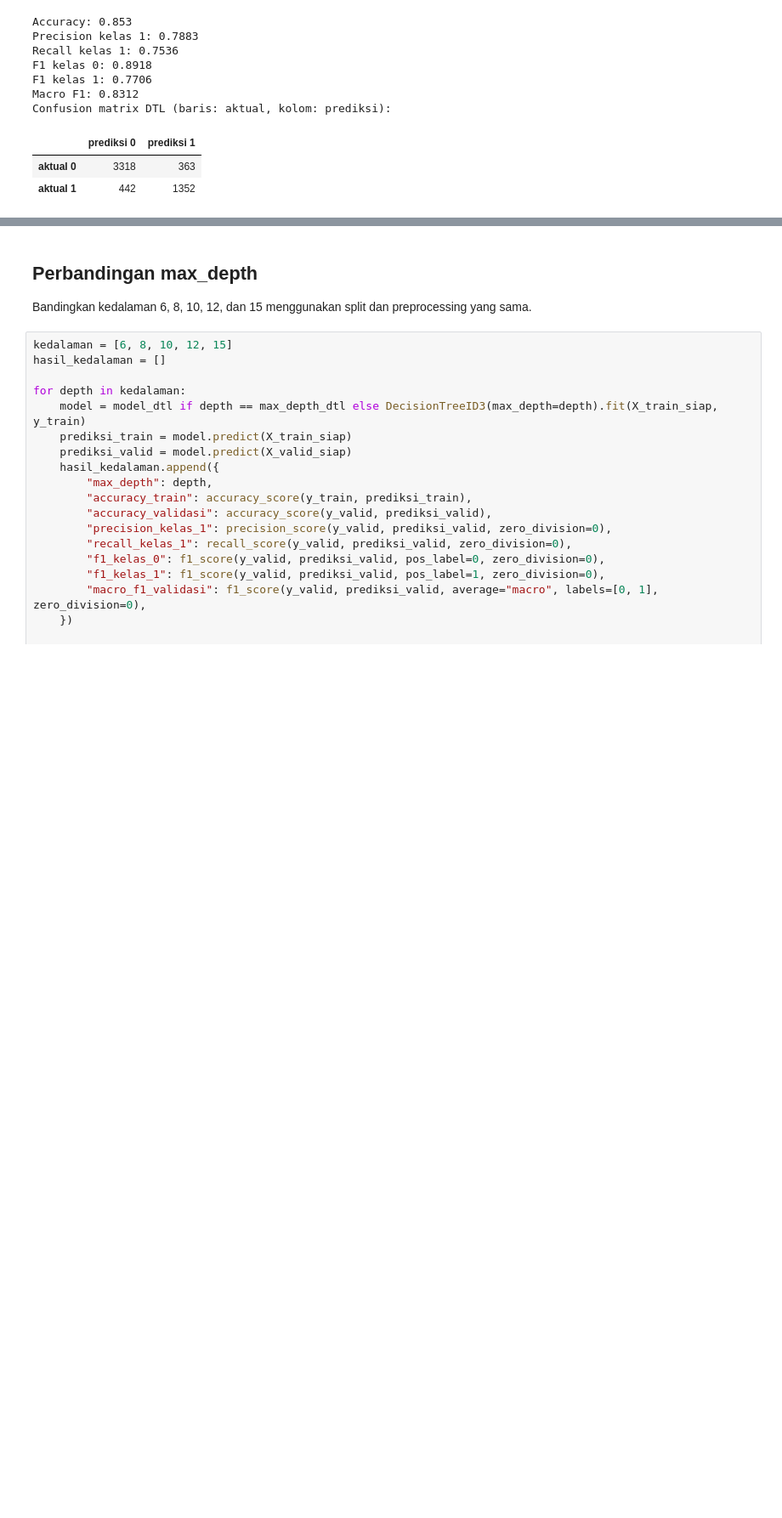
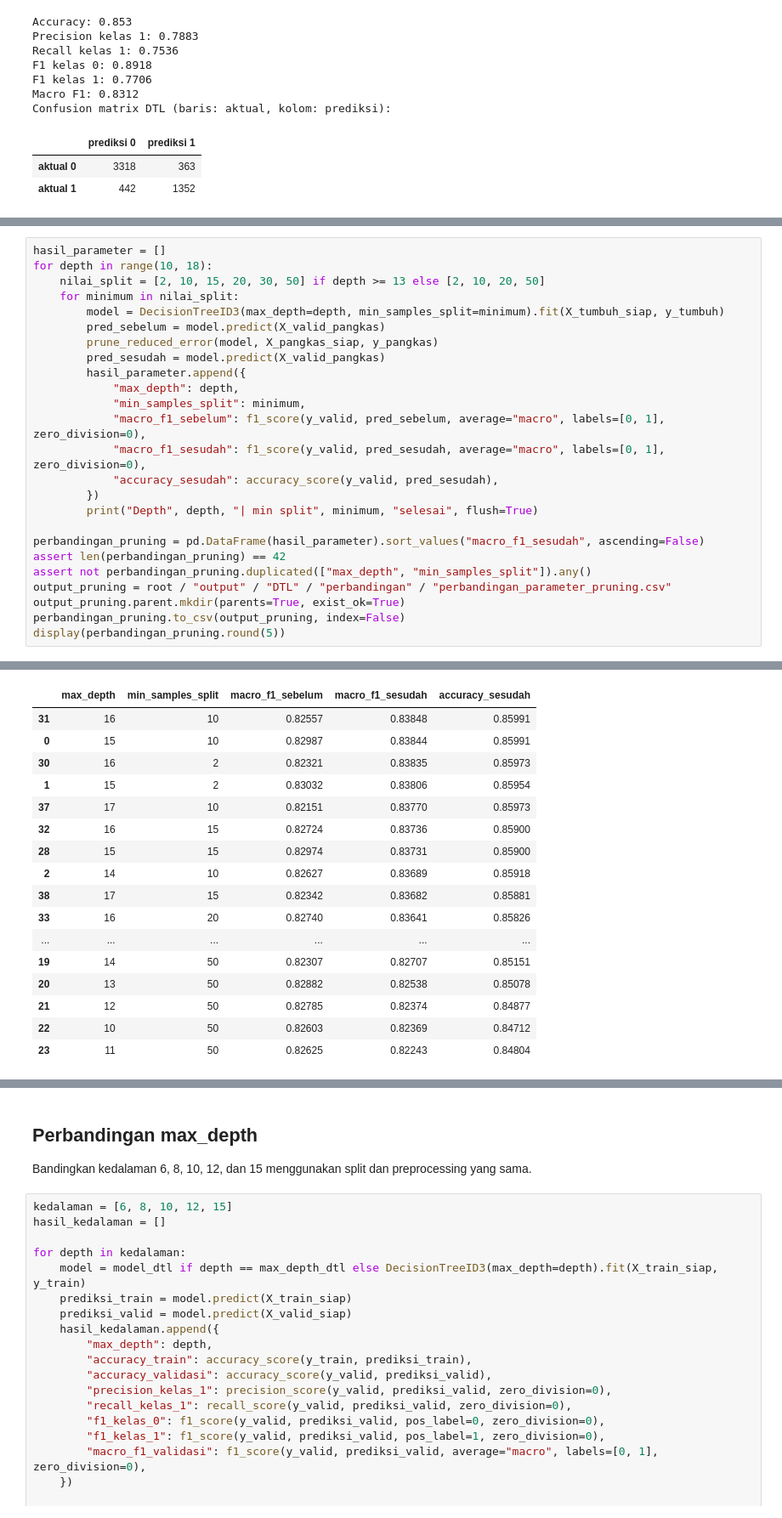
Before and after one commit to Alpaomega1136/IF3170_G31_KelompokDadakan, a Jupyter notebook: src/notebooks/DTL.ipynb, the cells around one changed output, grey strips where cells are left out. Shown at 85% size. Cells and saved outputs as stored; diff of their text form; blank space fills up the shorter version.

Commit message:
feat(dtl): add depth-16 model with reduced-error pruning

```diff
--- a/src/notebooks/DTL.ipynb
+++ b/src/notebooks/DTL.ipynb
@@ -628,0 +669,26 @@ Confusion matrix DTL (baris: aktual, kolom: prediksi):
+# %%
+hasil_parameter = []
+for depth in range(10, 18):
+    nilai_split = [2, 10, 15, 20, 30, 50] if depth >= 13 else [2, 10, 20, 50]
+    for minimum in nilai_split:
+        model = DecisionTreeID3(max_depth=depth, min_samples_split=minimum).fit(X_tumbuh_siap, y_tumbuh)
+        pred_sebelum = model.predict(X_valid_pangkas)
+        prune_reduced_error(model, X_pangkas_siap, y_pangkas)
+        pred_sesudah = model.predict(X_valid_pangkas)
+        hasil_parameter.append({
+            "max_depth": depth,
+            "min_samples_split": minimum,
+            "macro_f1_sebelum": f1_score(y_valid, pred_sebelum, average="macro", labels=[0, 1], zero_division=0),
+            "macro_f1_sesudah": f1_score(y_valid, pred_sesudah, average="macro", labels=[0, 1], zero_division=0),
+            "accuracy_sesudah": accuracy_score(y_valid, pred_sesudah),
+        })
+        print("Depth", depth, "| min split", minimum, "selesai", flush=True)
+
+perbandingan_pruning = pd.DataFrame(hasil_parameter).sort_values("macro_f1_sesudah", ascending=False)
+assert len(perbandingan_pruning) == 42
+assert not perbandingan_pruning.duplicated(["max_depth", "min_samples_split"]).any()
+output_pruning = root / "output" / "DTL" / "perbandingan" / "perbandingan_parameter_pruning.csv"
+output_pruning.parent.mkdir(parents=True, exist_ok=True)
+perbandingan_pruning.to_csv(output_pruning, index=False)
+display(perbandingan_pruning.round(5))
+# %% [output]
@@ -628,0 +714,17 @@ Confusion matrix DTL (baris: aktual, kolom: prediksi):
+|  | max_depth | min_samples_split | macro_f1_sebelum | macro_f1_sesudah | accuracy_sesudah |
+| 31 | 16 | 10 | 0.82557 | 0.83848 | 0.85991 |
+| 0 | 15 | 10 | 0.82987 | 0.83844 | 0.85991 |
+| 30 | 16 | 2 | 0.82321 | 0.83835 | 0.85973 |
+| 1 | 15 | 2 | 0.83032 | 0.83806 | 0.85954 |
+| 37 | 17 | 10 | 0.82151 | 0.83770 | 0.85973 |
+| 32 | 16 | 15 | 0.82724 | 0.83736 | 0.85900 |
+| 28 | 15 | 15 | 0.82974 | 0.83731 | 0.85900 |
+| 2 | 14 | 10 | 0.82627 | 0.83689 | 0.85918 |
+| 38 | 17 | 15 | 0.82342 | 0.83682 | 0.85881 |
+| 33 | 16 | 20 | 0.82740 | 0.83641 | 0.85826 |
+| ... | ... | ... | ... | ... | ... |
+| 19 | 14 | 50 | 0.82307 | 0.82707 | 0.85151 |
+| 20 | 13 | 50 | 0.82882 | 0.82538 | 0.85078 |
+| 21 | 12 | 50 | 0.82785 | 0.82374 | 0.84877 |
+| 22 | 10 | 50 | 0.82603 | 0.82369 | 0.84712 |
+| 23 | 11 | 50 | 0.82625 | 0.82243 | 0.84804 |
```
Also changed, not shown: parts of 8 cells of this notebook, 4 other files.
